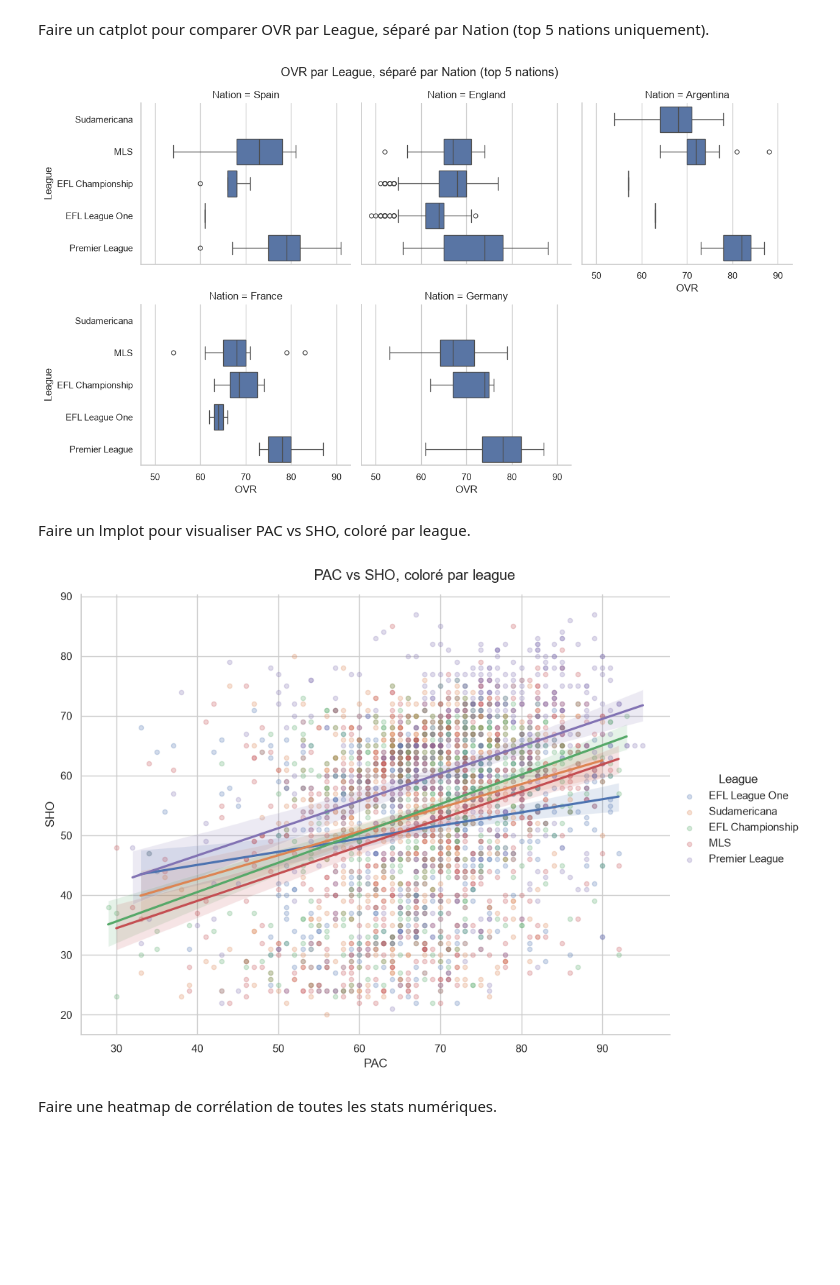
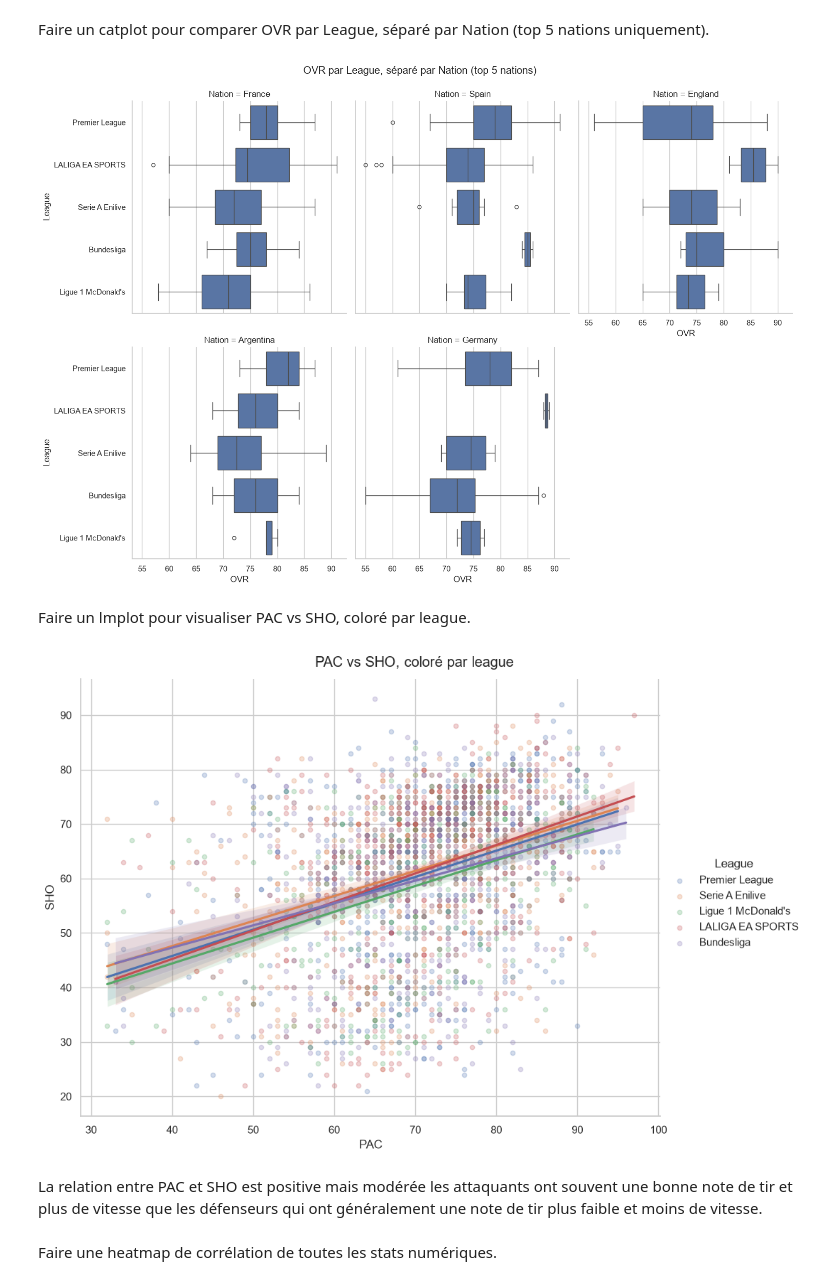
Before and after one commit to Maxime-casr/D-tection-Joueur, a Jupyter notebook: TP_Maxime_Casteras.ipynb, the cells around one changed output. Cells and saved outputs as stored; diff of their text form; code cells hidden in the pictures; blank space fills up the shorter version.

```diff
--- a/code.ipynb
+++ b/TP_Maxime_Casteras.ipynb
@@ -197,3 +197,26 @@ plt.tight_layout()
 plt.show()
 # %% [output]
 [figure]
+# %%
+# Six grands championnats européens
+meilleures_ligues = [
+    'Premier League',
+    'LALIGA EA SPORTS',
+    'Serie A Enilive',
+    'Bundesliga',
+    "Ligue 1 McDonald's",
+    'Liga Portugal'
+]
+trois_meilleures_ligues = meilleures_ligues[:3]
+
+classement_championnats = (
+    df[df['League'].isin(meilleures_ligues)]
+    .groupby('League', as_index=False)
+    .agg(OVR_moyen=('OVR', 'mean'), Nombre_de_joueurs=('OVR', 'size'))
+    .set_index('League')
+    .reindex(meilleures_ligues)
+    .reset_index()
+)
+
+print('Six grands championnats retenus :')
+print(classement_championnats.round(2).to_string(index=False))
@@ -260,18 +297,23 @@ Objectif : catplot, lmplot, heatmap, FacetGrid.
 Faire un catplot pour comparer OVR par League, séparé par Nation (top 5 nations uniquement).
 # %%
 top_5_nations = df['Nation'].value_counts().head(5).index
-top_5_ligues = df['League'].value_counts().head(5).index
+top_5_ligues = meilleures_ligues[:5]
 donnees_catplot = df[df['Nation'].isin(top_5_nations) & df['League'].isin(top_5_ligues)]
 
 graphique_cat = sns.catplot(
-    data=donnees_catplot, x='OVR', y='League', col='Nation',
-    col_wrap=3, kind='box', order=top_5_ligues, height=3.5, aspect=1.2
+    data=donnees_catplot,
+    x='OVR',
+    y='League',
+    col='Nation',
+    col_wrap=3,
+    kind='box',
+    order=top_5_ligues
 )
 graphique_cat.fig.suptitle('OVR par League, séparé par Nation (top 5 nations)', y=1.03)
 graphique_cat.set_axis_labels('OVR', 'League')
 plt.show()
 # %% [output]
-[figure, old version]
+[figure, new version]
 # %% [markdown]
 Faire un lmplot pour visualiser PAC vs SHO, coloré par league.
 # %%
@@ -285,7 +327,9 @@ graphique_lm = sns.lmplot(
 graphique_lm.fig.suptitle('PAC vs SHO, coloré par league', y=1.02)
 plt.show()
 # %% [output]
-[figure, old version]
+[figure, new version]
+# %% [markdown]
+La relation entre PAC et SHO est positive mais modérée les attaquants ont souvent une bonne note de tir et plus de vitesse que les défenseurs qui ont généralement une note de tir plus faible et moins de vitesse.
 # %% [markdown]
 Faire une heatmap de corrélation de toutes les stats numériques.
 # %%
```
Also changed, not shown: parts of 12 cells of this notebook.
